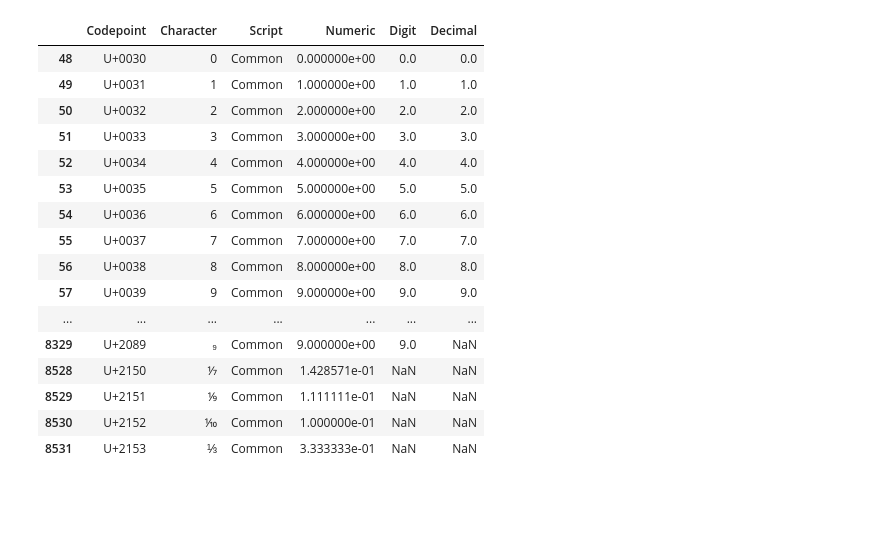
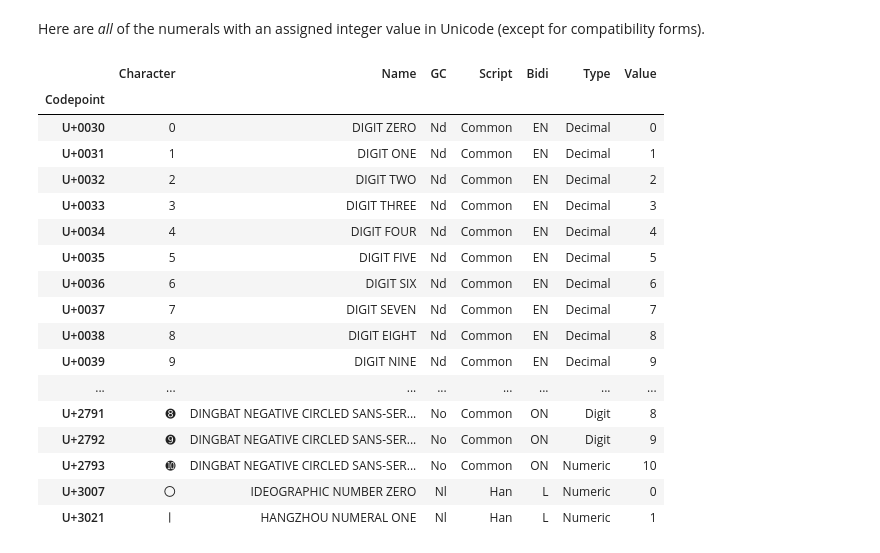
Before and after one commit to eddieantonio/numerals-in-unicode, a Jupyter notebook: Numerals.ipynb, the cells around one changed output. Cells and saved outputs as stored; diff of their text form; code cells hidden in the pictures; blank space fills up the shorter version.

```diff
--- a/Numerals.ipynb
+++ b/Numerals.ipynb
@@ -8,14 +10,12 @@ from utilities import Codepoint
 # %%
-df = pd.DataFrame(
-    [
-        (cp, cp.character, cp.script, cp.to_numeric(None), cp.to_digit(None), cp.to_decimal(None))
-        for cp in Codepoint.iterate_all_codepoints()
-    ],
-    index=[cp.value for cp in Codepoint.iterate_all_codepoints()],
-    columns=[
-    'Codepoint', 'Character', 'Script', 'Numeric', 'Digit', 'Decimal'
-    ]
-)
+from codepoint import Codepoint
 
+def desired_numeral(cp):
+    # NOTE: there will be mismatches if the General_Category is obtained from unicodedata
+    # and not the downloaded UnicodeData.txt file.
+    return cp.general_category[0] == "N" and bool(cp.numeric_type) and cp.decomposition == ""
 
-df
+columns = ["Codepoint", "Character", "Name", "GC", "Script", "Bidi", "Type", "Value"]
+records = [(str(cp), cp.character, cp.name, cp.general_category, cp.script, cp.bidirectional_class, cp.numeric_type, value)
+           for cp in Codepoint.iterate_all_codepoints()
+           if desired_numeral(cp) and isinstance((value := cp.numeric_value), int)]
@@ -38,21 +22,28 @@ df2 = df[df.isna()['Numeric'] == False]
+# %%
+import pandas as pd
+
+df = pd.DataFrame.from_records(records, columns=columns, index=["Codepoint"])
+# %% [markdown]
+Here are _all_ of the numerals with an assigned integer value in Unicode (except for compatibility forms).
 # %%
 pd.set_option('display.max_rows', None)
-df2
+df
 # %% [output]
-|  | Codepoint | Character | Script | Numeric | Digit | Decimal |
-| 48 | U+0030 | 0 | Common | 0.000000e+00 | 0.0 | 0.0 |
-| 49 | U+0031 | 1 | Common | 1.000000e+00 | 1.0 | 1.0 |
-| 50 | U+0032 | 2 | Common | 2.000000e+00 | 2.0 | 2.0 |
-| 51 | U+0033 | 3 | Common | 3.000000e+00 | 3.0 | 3.0 |
-| 52 | U+0034 | 4 | Common | 4.000000e+00 | 4.0 | 4.0 |
-| 53 | U+0035 | 5 | Common | 5.000000e+00 | 5.0 | 5.0 |
-| 54 | U+0036 | 6 | Common | 6.000000e+00 | 6.0 | 6.0 |
-| 55 | U+0037 | 7 | Common | 7.000000e+00 | 7.0 | 7.0 |
-| 56 | U+0038 | 8 | Common | 8.000000e+00 | 8.0 | 8.0 |
-| 57 | U+0039 | 9 | Common | 9.000000e+00 | 9.0 | 9.0 |
-| ... | ... | ... | ... | ... | ... | ... |
-| 8329 | U+2089 | ₉ | Common | 9.000000e+00 | 9.0 | NaN |
-| 8528 | U+2150 | ⅐ | Common | 1.428571e-01 | NaN | NaN |
-| 8529 | U+2151 | ⅑ | Common | 1.111111e-01 | NaN | NaN |
-| 8530 | U+2152 | ⅒ | Common | 1.000000e-01 | NaN | NaN |
-| 8531 | U+2153 | ⅓ | Common | 3.333333e-01 | NaN | NaN |
+|  | Character | Name | GC | Script | Bidi | Type | Value |
+| Codepoint |  |  |  |  |  |  |  |
+| U+0030 | 0 | DIGIT ZERO | Nd | Common | EN | Decimal | 0 |
+| U+0031 | 1 | DIGIT ONE | Nd | Common | EN | Decimal | 1 |
+| U+0032 | 2 | DIGIT TWO | Nd | Common | EN | Decimal | 2 |
+| U+0033 | 3 | DIGIT THREE | Nd | Common | EN | Decimal | 3 |
+| U+0034 | 4 | DIGIT FOUR | Nd | Common | EN | Decimal | 4 |
+| U+0035 | 5 | DIGIT FIVE | Nd | Common | EN | Decimal | 5 |
+| U+0036 | 6 | DIGIT SIX | Nd | Common | EN | Decimal | 6 |
+| U+0037 | 7 | DIGIT SEVEN | Nd | Common | EN | Decimal | 7 |
+| U+0038 | 8 | DIGIT EIGHT | Nd | Common | EN | Decimal | 8 |
+| U+0039 | 9 | DIGIT NINE | Nd | Common | EN | Decimal | 9 |
+| ... | ... | ... | ... | ... | ... | ... | ... |
+| U+2791 | ➑ | DINGBAT NEGATIVE CIRCLED SANS-SER... | No | Common | ON | Digit | 8 |
+| U+2792 | ➒ | DINGBAT NEGATIVE CIRCLED SANS-SER... | No | Common | ON | Digit | 9 |
+| U+2793 | ➓ | DINGBAT NEGATIVE CIRCLED SANS-SER... | No | Common | ON | Numeric | 10 |
+| U+3007 | 〇 | IDEOGRAPHIC NUMBER ZERO | Nl | Han | L | Numeric | 0 |
+| U+3021 | 〡 | HANGZHOU NUMERAL ONE | Nl | Han | L | Numeric | 1 |
```
Also changed, not shown: parts of 6 cells of this notebook, 1 other file.
